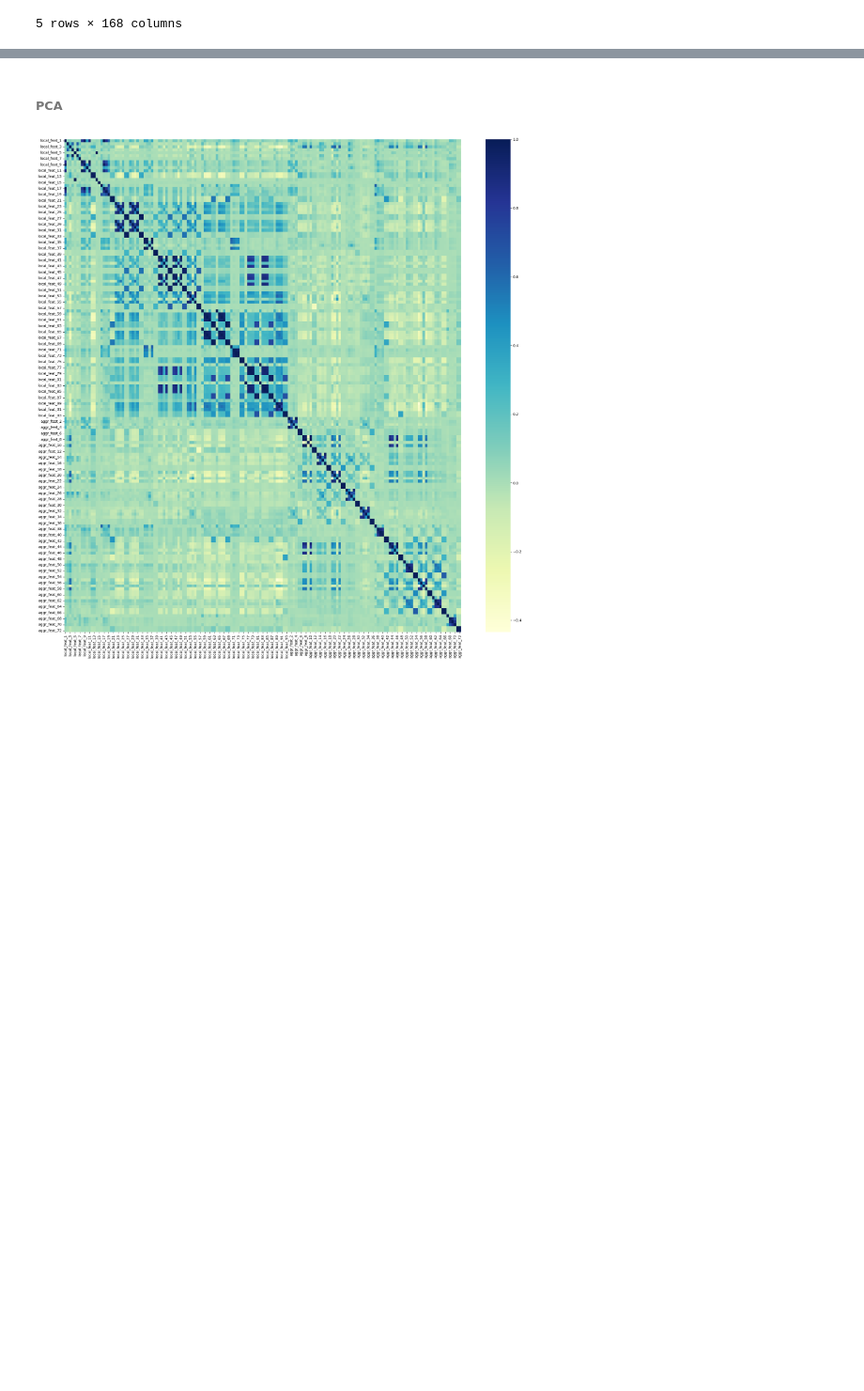
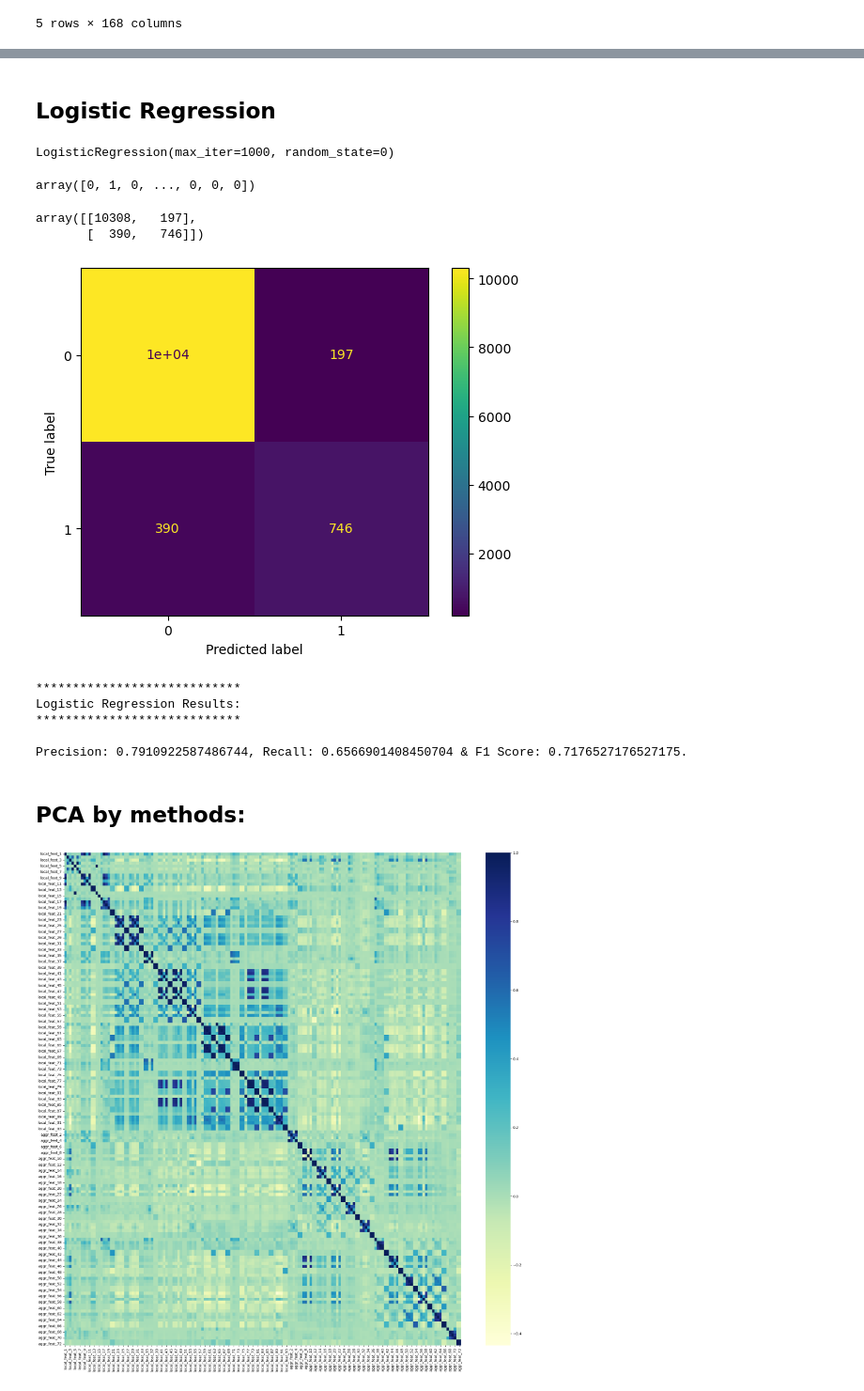
Before and after one commit to quicksid/Anti_Money_Laundering_Bitcoin_Transaction, a Jupyter notebook: aml_eda.ipynb, the cells around one changed output, grey strips where cells are left out. Shown at 94% size. Cells and saved outputs as stored; diff of their text form; code cells hidden in the pictures; blank space fills up the shorter version.

```diff
--- a/aml_eda.ipynb
+++ b/aml_eda.ipynb
@@ -228,0 +242,7 @@ X_train, X_test, y_train, y_test = train_test_split(X, y, test_size = 0.2, rando
+# %%
+pca = PCA(n_components = 59)
+
+X_train = pca.fit_transform(X_train)
+X_test = pca.transform(X_test)
+
+explained_variance = pca.explained_variance_ratio_
@@ -228,0 +253,14 @@ X_train, X_test, y_train, y_test = train_test_split(X, y, test_size = 0.2, rando
+# %% [markdown]
+## Logistic Regression
+# %%
+from sklearn.linear_model import LogisticRegression
+
+classifier = LogisticRegression(random_state = 0, max_iter = 1000)
+classifier.fit(X_train, y_train)
+# %% [output]
+LogisticRegression(max_iter=1000, random_state=0)
+# %%
+y_pred_logistic = classifier.predict(X_test)
+y_pred_logistic
+# %% [output]
+array([0, 1, 0, ..., 0, 0, 0])
@@ -229,5 +269,31 @@ X_train, X_test, y_train, y_test = train_test_split(X, y, test_size = 0.2, rando
+# %%
+cm_logistic = confusion_matrix(y_test, y_pred_logistic)
+
+cm_logistic
+# %% [output]
+array([[10308,   197],
+       [  390,   746]])
+# %%
+cm_logistic_display = ConfusionMatrixDisplay(cm_logistic, display_labels = classifier.classes_)
+cm_logistic_display.plot()
+plt.show()
+# %% [output]
+[figure, added]
+# %%
+precision_lr, recall_lr, f1_lr, num_lr = precision_recall_fscore_support(y_test.values, y_pred_logistic)
+
+print("*"*28)
+print("Logistic Regression Results:")
+print("*"*28, '\n')
+print(f"Precision: {precision_lr[1]}, Recall: {recall_lr[1]} & F1 Score: {f1_lr[1]}.")
+# %% [output]
+****************************
+Logistic Regression Results:
+****************************
+
+Precision: 0.7910922587486744, Recall: 0.6566901408450704 & F1 Score: 0.7176527176527175.
 # %% [markdown]
-<h6> PCA </h6>
+## PCA by methods:
 # %%
 X_mean = X.mean()
 
```
Also changed, not shown: parts of 13 cells of this notebook.
